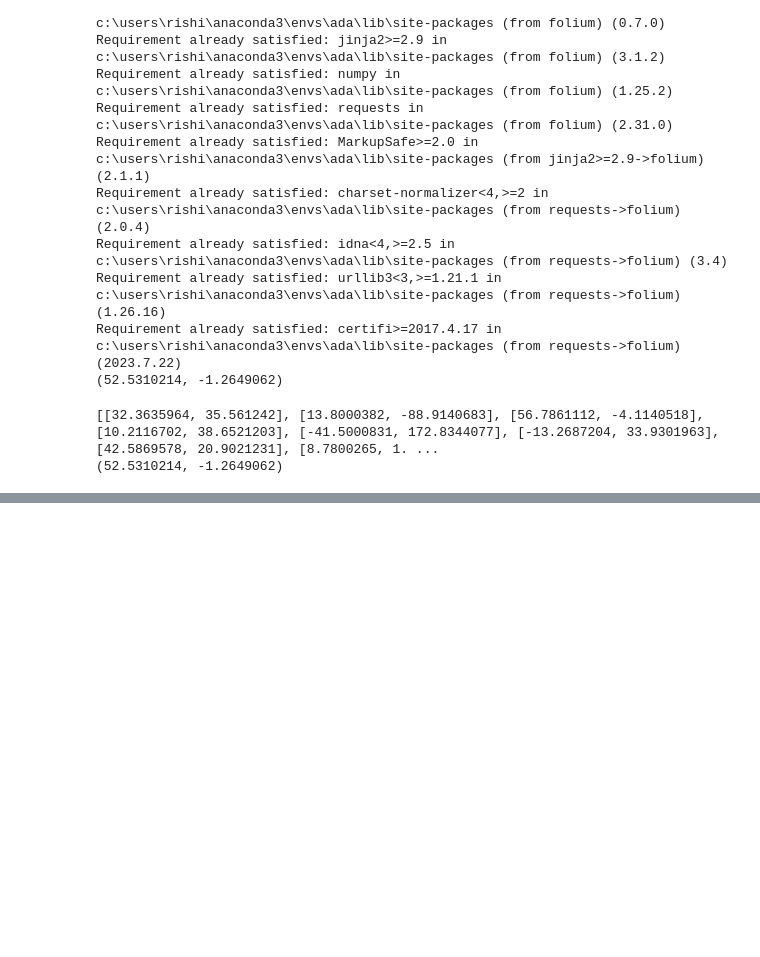
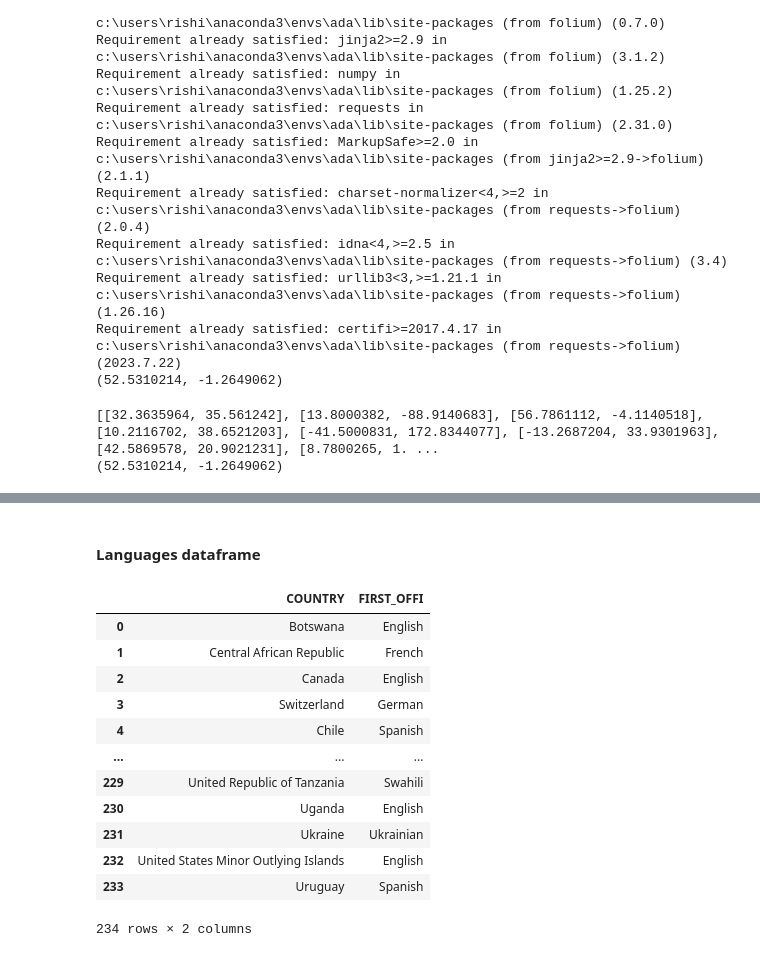
Before and after one commit to epfl-ada/ada-2023-project-vivalavada, a Jupyter notebook: map.ipynb, the cells around one changed output, grey strips where cells are left out. Saved outputs shown, nothing was run; the diff lists cells and outputs as text; code cells hidden in the pictures; blank space fills up the shorter version.

Commit message:
Pushed data and fixed map ipynb

```diff
--- a/map.ipynb
+++ b/map.ipynb
@@ -218,0 +265,30 @@ display(my_map)
+# %% [markdown]
+#### Languages dataframe
+# %%
+import geopandas as gpd
+
+My_file_path_name = r'C:\Users\rishi\Desktop\EPFL\Courses\ADA\ada-2023-project-vivalavada\World_Languages.dbf'
+
+languages_table = gpd.read_file(My_file_path_name)
+
+import pandas as pd
+languages_table = pd.DataFrame(languages_table)
+languages_table.columns
+languages_table.drop(['OBJECTID', 'SOVEREIGNT', 'TYPE_',
+       'SECOND_OFF', 'THIRD_OFFI', 'ENGLISH_FI', 'FRENCH_FIR', 'ARABIC_FIR',
+       'SPANISH_FI', 'PORTUGUESE', 'CHINESE_FI', 'RUSSIAN_FI', 'WORLD_LANG',
+       'geometry'], axis = 1)
+# %% [output]
+|  | COUNTRY | FIRST_OFFI |
+| 0 | Botswana | English |
+| 1 | Central African Republic | French |
+| 2 | Canada | English |
+| 3 | Switzerland | German |
+| 4 | Chile | Spanish |
+| ... | ... | ... |
+| 229 | United Republic of Tanzania | Swahili |
+| 230 | Uganda | English |
+| 231 | Ukraine | Ukrainian |
+| 232 | United States Minor Outlying Islands | English |
+| 233 | Uruguay | Spanish |
+234 rows × 2 columns
```
Also changed, not shown: parts of 14 cells of this notebook, 3 other files.
